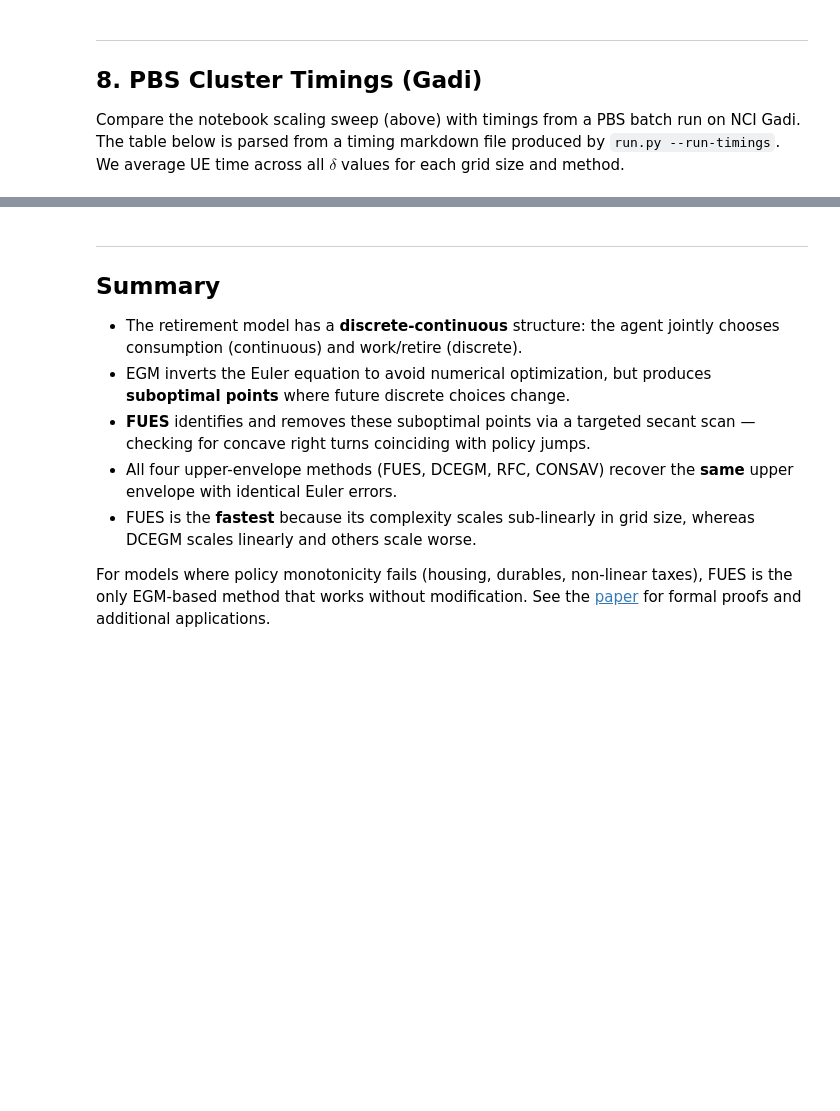
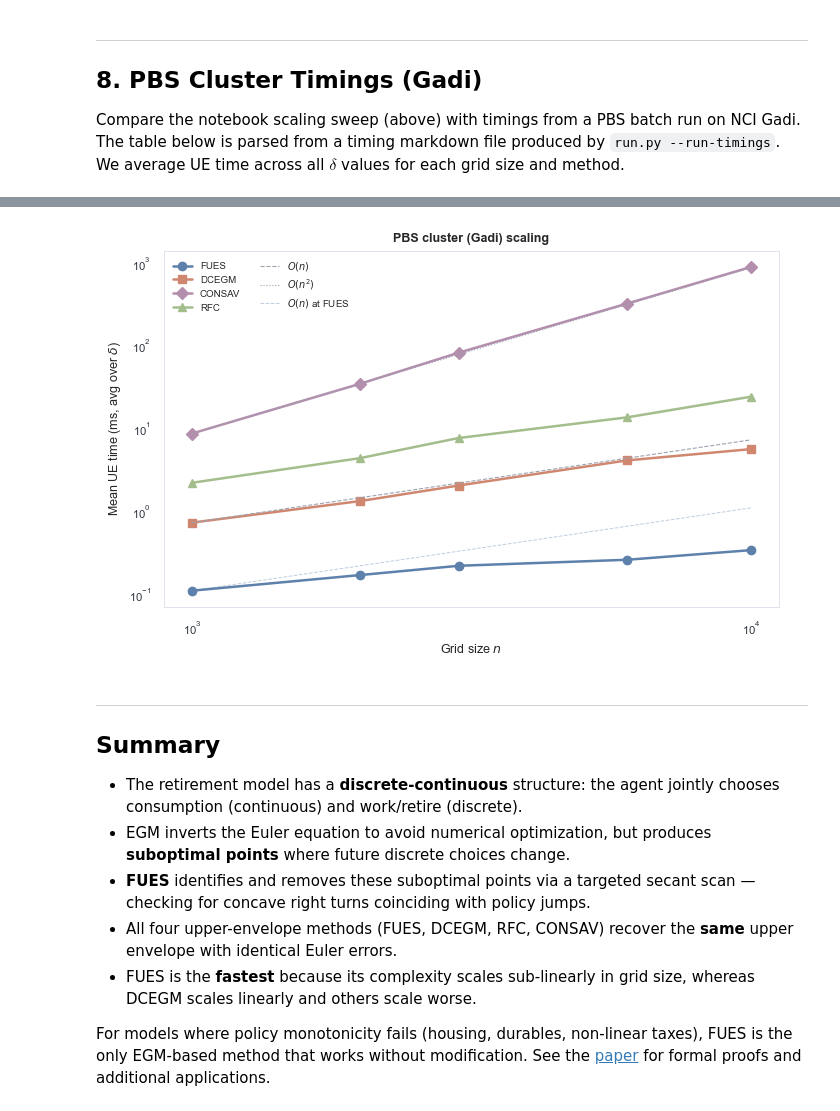
Before and after one commit to akshayshanker/FUES, a Jupyter notebook: examples/retirement/notebooks/retirement_fues.ipynb, the cells around one changed output, grey strips where cells are left out. Cells and saved outputs as stored; diff of their text form; code cells hidden in the pictures; blank space fills up the shorter version.

```diff
--- a/examples/retirement/notebooks/retirement_fues.ipynb
+++ b/examples/retirement/notebooks/retirement_fues.ipynb
@@ -423,3 +281,14 @@ PBS grid sizes: [1000, 2000, 3000, 6000, 10000]
+# %%
+# ── PBS cluster timings ──
+from nb_pbs import plot_pbs_scaling
+
+timing_path = REPO / 'examples' / 'retirement' / 'results' / \
+    'retirement_20260305_125534' / 'retirement_timing.md'
+
+fig = plot_pbs_scaling(timing_path)
+plt.show()
+# %% [output]
+[figure, added]
 # %% [markdown]
 ---
 
```
Also changed, not shown: parts of 8 cells of this notebook, 3 other files.
